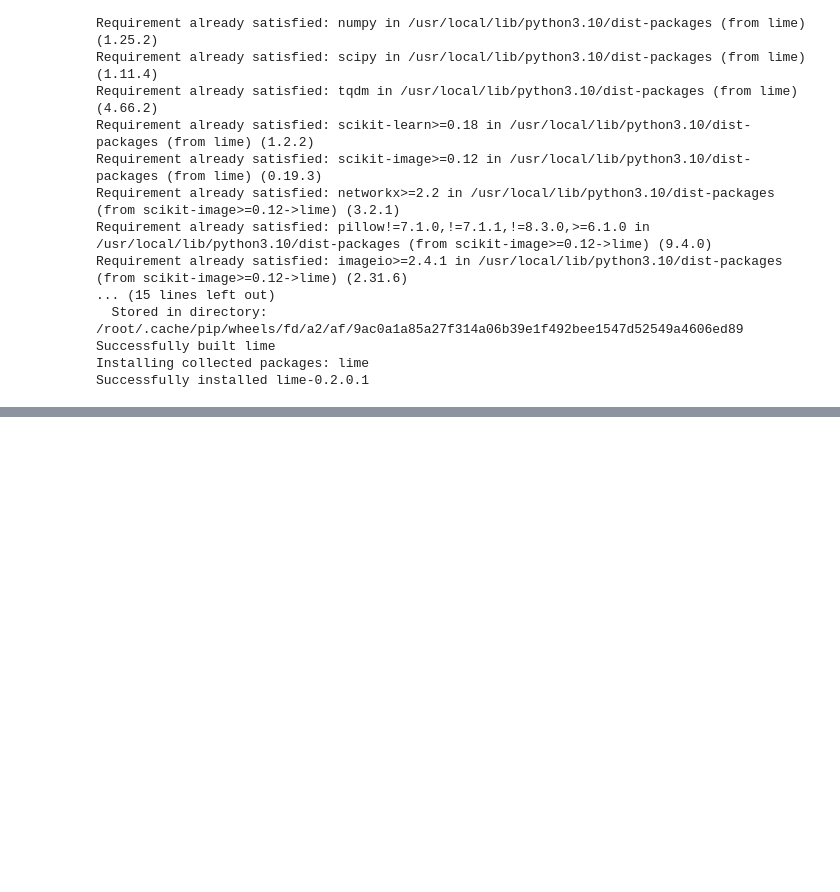
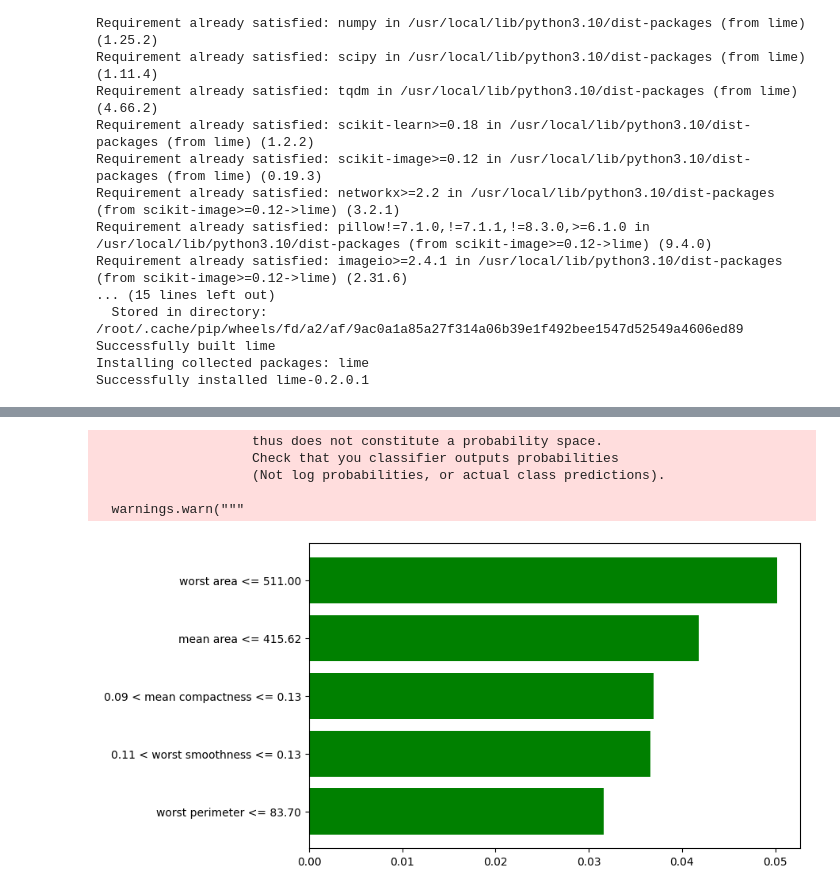
Before and after one commit to nikxlvii/pytorch, a Jupyter notebook: breast_cancer_diagnosis.ipynb, the cells around one changed output, grey strips where cells are left out. Saved outputs shown, nothing was run; the diff lists cells and outputs as text; code cells hidden in the pictures; blank space fills up the shorter version.

```diff
--- a/breast_cancer_diagnosis.ipynb
+++ b/breast_cancer_diagnosis.ipynb
@@ -129,0 +171,16 @@ malignant_idx = np.where(y_test.numpy() == 0)[0][0]
+# %%
+# changing kernel width
+
+benign_idx2 = np.where(y_test.numpy() == 1)[0][1]
+
+explainer_kw1 = lime.lime_tabular.LimeTabularExplainer(X_train.numpy(), feature_names=data.feature_names,class_names=data.target_names,kernel_width=1,discretize_continuous=True)
+
+bc2_lime = explainer_kw1.explain_instance(X_test.numpy()[benign_idx2],prob,num_features = 5, top_labels = 1)
+f, ax = lime_exp_as_pyplot(bc2_lime)
+# %% [output]
+                    thus does not constitute a probability space.
+                    Check that you classifier outputs probabilities
+                    (Not log probabilities, or actual class predictions).
+
+  warnings.warn("""
+[figure, added]
```
Also changed, not shown: parts of 4 cells of this notebook.
